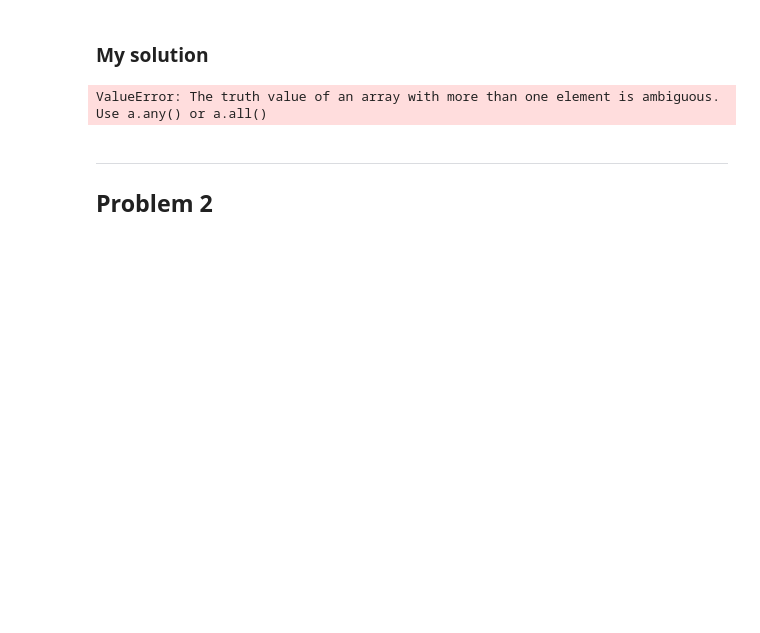
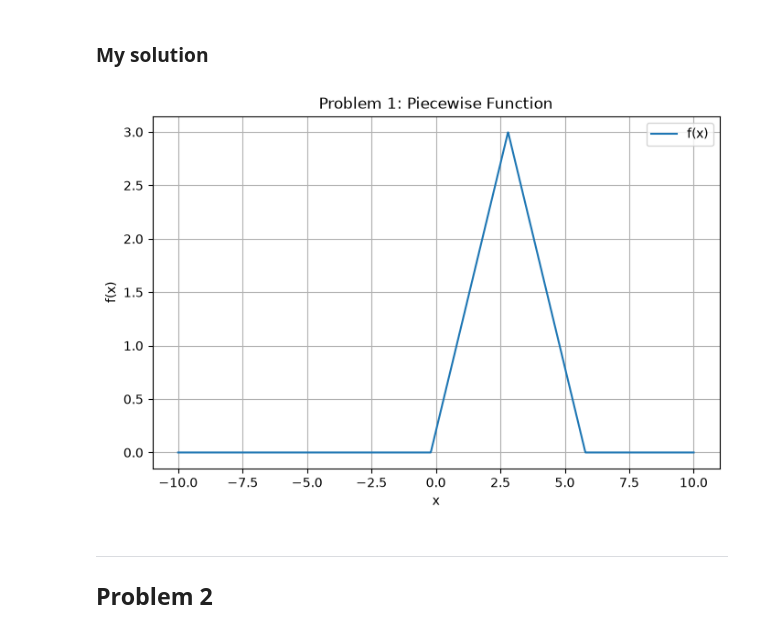
Before and after one commit to karolynegomesdamota/Software-1, a Jupyter notebook: Math:Phy Python Lab/Karolyne_Gomes_da_Mota_Lab3.ipynb, the cells around one changed output. Drawn from its saved outputs; the diff is of its cells as text; code cells hidden in the pictures; blank space fills up the shorter version.

```diff
--- a/Math:Phy Python Lab/Karolyne_Gomes_da_Mota_Lab3.ipynb
+++ b/Math:Phy Python Lab/Karolyne_Gomes_da_Mota_Lab3.ipynb
@@ -45,17 +45,24 @@ lines to the plots to make them easier to read.
 # %%
 # start your code here
 
 x = np.linspace(-10, 10, 2000)
 
 y1 = 0
 y2 = 0.2 + x
 y3 = 5.8 - x
 
-y = (x < -0.2) * y1
-y = (-0.2 <= x < 2.8) * y2
-y = (2.8 <= x < 5.8) * y3 + (x >= 5.8) * y1
+y = (x < -0.2) * y1 + ((-0.2 <= x) & (x < 2.8)) * y2 + ((2.8 <= x) & (x < 5.8)) * y3 + (x >= 5.8) * y1
+
+plt.figure(figsize = (8, 5))
+plt.plot(x, y, label='f(x)')
+plt.xlabel("x")
+plt.ylabel("f(x)")
+plt.title(f"Problem 1: Piecewise Function")
+plt.legend()
+plt.grid(True)
+plt.show()
 # %% [output]
-ValueError: The truth value of an array with more than one element is ambiguous. Use a.any() or a.all()
+[figure, added]
 # %% [markdown]
 ---
 ## Problem 2
```
Also changed, not shown: parts of 2 cells of this notebook, 1 other file.
